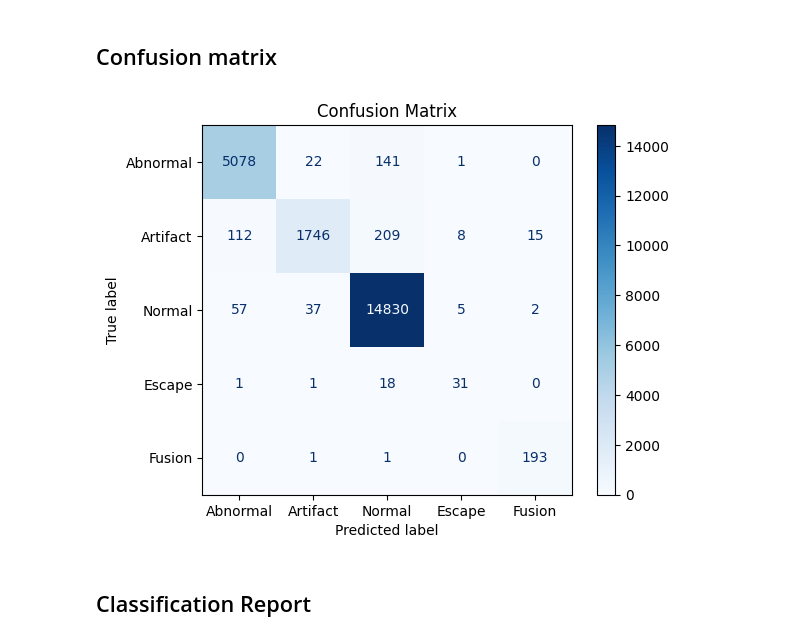
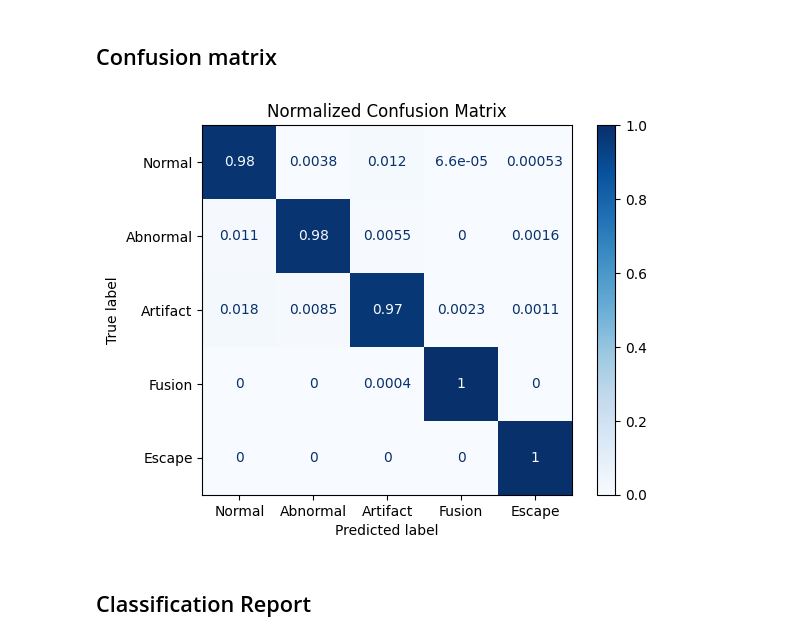
Before and after one commit to PawanKrGunjan/Computer-Vision, a Jupyter notebook: ECG Signal Classification/ECG Signal Classification.ipynb, the cells around one changed output. Saved outputs shown, nothing was run; the diff lists cells and outputs as text; code cells hidden in the pictures.

```diff
--- a/ECG Signal Classification/ECG Signal Classification.ipynb
+++ b/ECG Signal Classification/ECG Signal Classification.ipynb
@@ -522,8 +553,8 @@ labels  = df['category'].values
 # %%
 # Reshape the data
-Records= records.reshape((df.shape[0],360,2))
+Balanced_records= balanced_records.reshape((balanced_records.shape[0],360,2))
 
 # Convert target variables to categorical values
-labels=to_categorical(labels)
-print(Records.shape,labels.shape)
+Balanced_labels=to_categorical(balanced_labels)
+print(Balanced_records.shape,Balanced_labels.shape)
 # %% [output]
@@ -532,7 +563,7 @@ print(Records.shape,labels.shape)
 ## Split the data into train and test
 # %%
 # Split data into training and testing sets
-X_train, X_test, y_train, y_test = train_test_split(Records, labels, test_size=0.2,shuffle=True, random_state=42)
+X_train, X_test, y_train, y_test = train_test_split(Balanced_records, Balanced_labels, test_size=0.2,shuffle=True, random_state=42)
 
 # Check the shape of the target variables
 print(f"X_train shape: {X_train.shape}, y_train shape: {y_train.shape}")
@@ -590,7 +621,7 @@ def build_model(input_shape, num_classes):
 
 # Define input shape and number of classes
 input_shape = (360, 2)  # Shape of each sample
-num_classes = 5
+num_classes =  classes #5
 
 # Build and compile the model
 model = build_model(input_shape, num_classes)
@@ -620,9 +651,6 @@ Model: "functional_1"
  Trainable params: 992,133 (3.78 MB)
  Non-trainable params: 1,792 (7.00 KB)
 # %%
-import os
-from tensorflow.keras.callbacks import EarlyStopping, ModelCheckpoint
-
 # Define callbacks (optional)
 model_dir = os.getcwd() + '/model/'
 os.makedirs(model_dir, exist_ok=True)  # Ensure the model directory exists
@@ -634,7 +662,7 @@ model_checkpoint = ModelCheckpoint(model_dir + 'best_model.keras', save_best_onl
 history = model.fit(
     X_train, y_train,
     epochs=50,  # Increase epochs as needed
-    batch_size=32,
+    batch_size=64,
     validation_split=0.2,
     callbacks=[early_stopping, model_checkpoint]
 )
@@ -708,17 +736,22 @@ y_pred=model.predict(X_test)
 # %% [markdown]
 ## Confusion matrix
 # %%
-cat_map= {value: item for item, value in category_mapping.items()}
+# Assuming cat_map and your predictions y_test, y_pred are already defined
+cat_map = {value: item for item, value in category_mapping.items()}
+
 # Compute confusion matrix
 cm = confusion_matrix(y_test.argmax(axis=1), y_pred.argmax(axis=1))
 
-# Plot the confusion matrix
-disp = ConfusionMatrixDisplay(confusion_matrix=cm, display_labels=cat_map.values())
+# Normalize the confusion matrix by row (i.e by the number of samples in each class)
+cm_normalized = cm.astype('float') / cm.sum(axis=1)[:, np.newaxis]
+
+# Plot the normalized confusion matrix
+disp = ConfusionMatrixDisplay(confusion_matrix=cm_normalized, display_labels=cat_map.values())
 disp.plot(cmap=plt.cm.Blues)
-plt.title('Confusion Matrix')
+plt.title('Normalized Confusion Matrix')
 plt.show()
 # %% [output]
-[figure, old version]
+[figure, new version]
 # %% [markdown]
 ## Classification Report
 # %%
```
Also changed, not shown: parts of 38 cells of this notebook.
